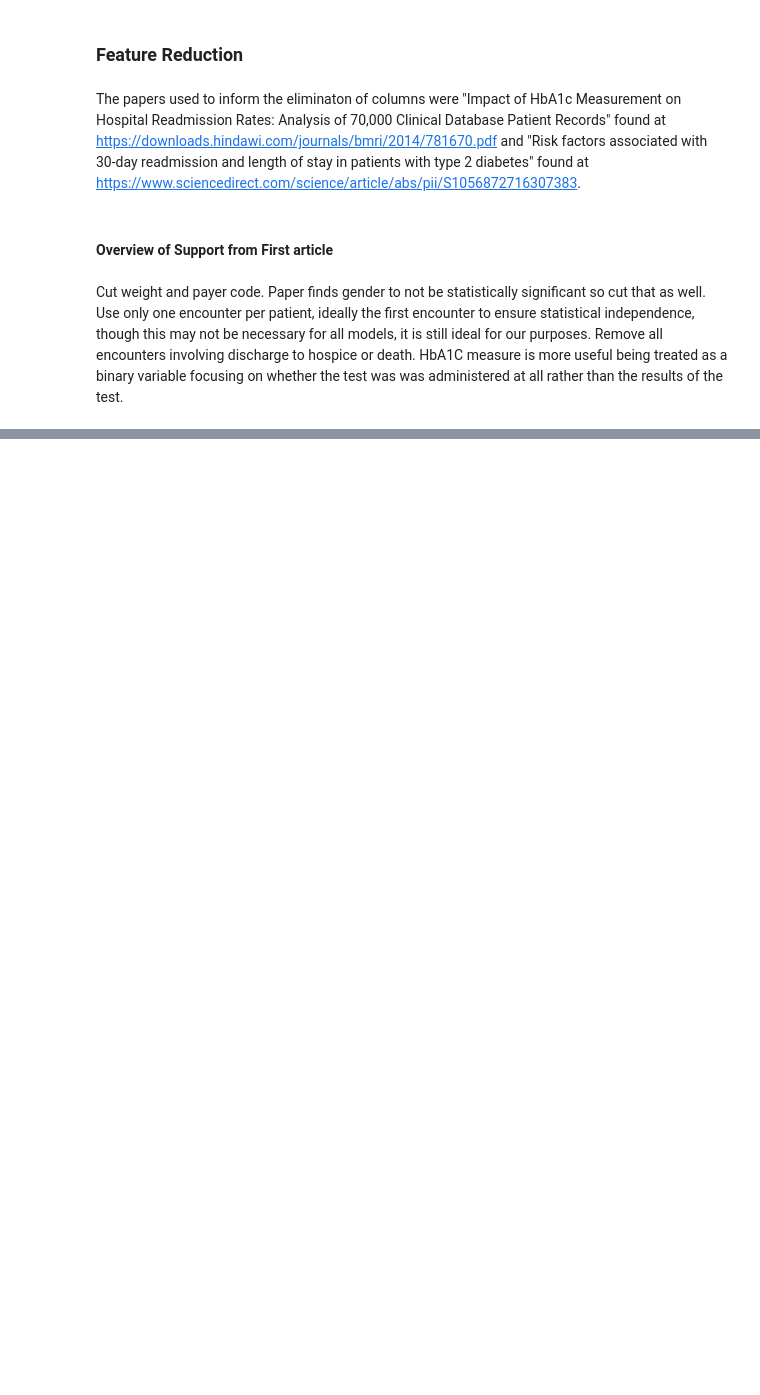
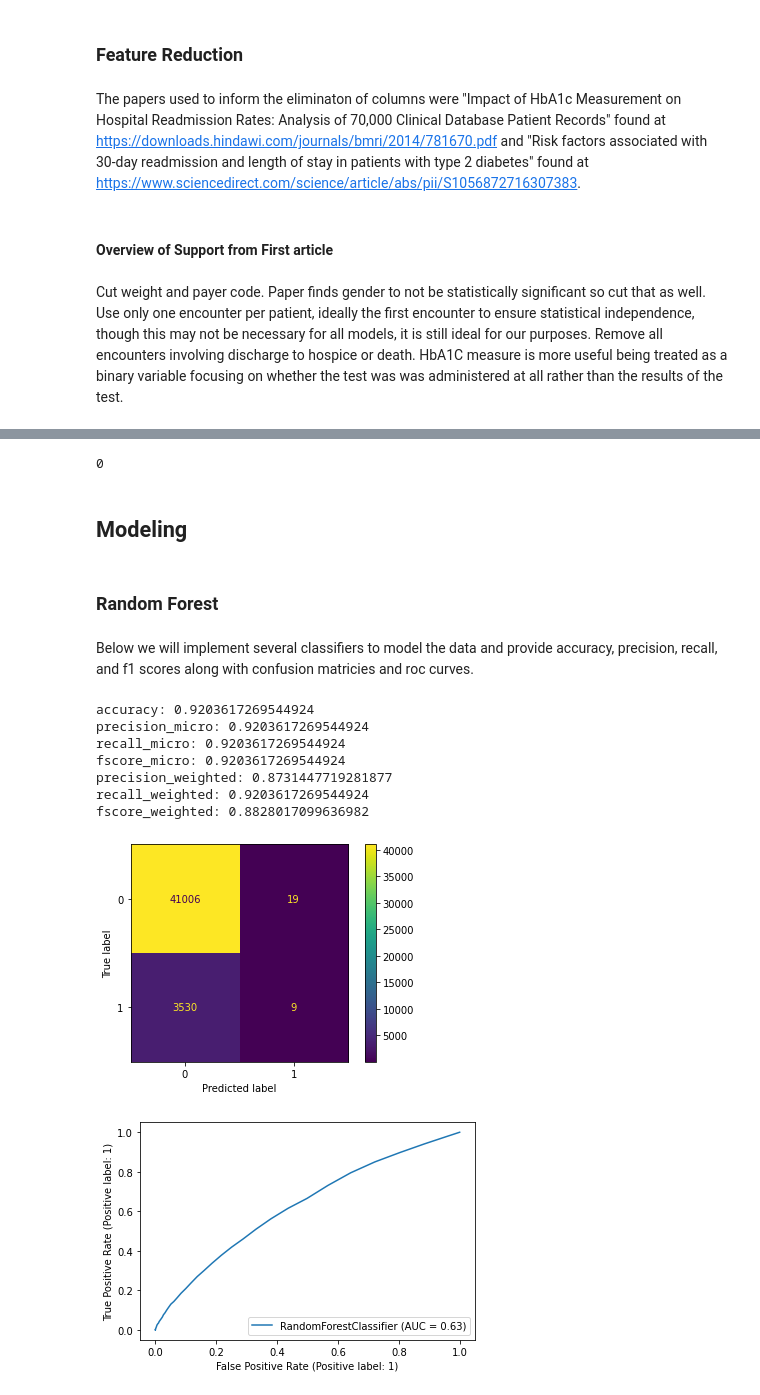
Before and after one commit to jared-m-murphy/RIT-Projects, a Jupyter notebook: MurphyDSCI633_FirstDraft.ipynb, the cells around one changed output, grey strips where cells are left out. Drawn from its saved outputs; the diff is of its cells as text; code cells hidden in the pictures; blank space fills up the shorter version.

```diff
--- a/MurphyDSCI633_FirstDraft.ipynb
+++ b/MurphyDSCI633_FirstDraft.ipynb
@@ -88,0 +123,64 @@ Index(['encounter_id', 'patient_nbr', 'race', 'gender', 'age', 'weight',
+# %%
+#Check for null values
+df.isnull().sum().sum()
+# %% [output]
+0
+# %% [markdown]
+## Modeling
+# %% [markdown]
+### Random Forest
+# %% [markdown]
+Below we will implement several classifiers to model the data and provide accuracy, precision, recall, and f1 scores along with confusion matricies and roc curves.
+# %%
+#import necessary packages
+import warnings
+import numpy as np
+from sklearn.metrics import precision_recall_fscore_support
+from sklearn.ensemble import RandomForestClassifier
+from sklearn.metrics import confusion_matrix
+import matplotlib.pyplot as plt
+from sklearn.metrics import RocCurveDisplay
+from sklearn.model_selection import train_test_split
+from sklearn.metrics import plot_confusion_matrix
+
+#divide data into training and validation
+X=df.drop(columns=['readmitted'])
+y=df['readmitted']
+X_train,X_test,y_train,y_test=train_test_split(X,y,test_size=.8,random_state=42)
+
+#define and fit model
+clf_forest=RandomForestClassifier()
+clf_forest.fit(X_train, y_train)
+y_pred=clf_forest.predict(X_test)
+y_true=y_test
+
+#gather and print scores
+accuracy=clf_forest.score(X_test,y_test)
+scores_micro=precision_recall_fscore_support(y_true,y_pred,average='micro')
+scores_weighted=precision_recall_fscore_support(y_true,y_pred,average='weighted')
+print("accuracy: "+str(accuracy))
+print("precision_micro: "+str(scores_micro[0]))
+print("recall_micro: "+str(scores_micro[1]))
+print("fscore_micro: "+str(scores_micro[2]))
+print("precision_weighted: "+str(scores_weighted[0]))
+print("recall_weighted: "+str(scores_weighted[1]))
+print("fscore_weighted: "+str(scores_weighted[2]))
+
+#plot confusion matrix
+warnings.filterwarnings(action='ignore', category=FutureWarning)
+plot_confusion_matrix(clf_forest, X_test, y_test)
+plt.show()
+
+#plot roc curve with AUC listed
+RocCurveDisplay.from_estimator(clf_forest, X_test, y_test)
+plt.show()
+# %% [output]
+accuracy: 0.9203617269544924
+precision_micro: 0.9203617269544924
+recall_micro: 0.9203617269544924
+fscore_micro: 0.9203617269544924
+precision_weighted: 0.8731447719281877
+recall_weighted: 0.9203617269544924
+fscore_weighted: 0.8828017099636982
+[figure, added]
+[figure, added]
```
Also changed, not shown: parts of 10 cells of this notebook.
